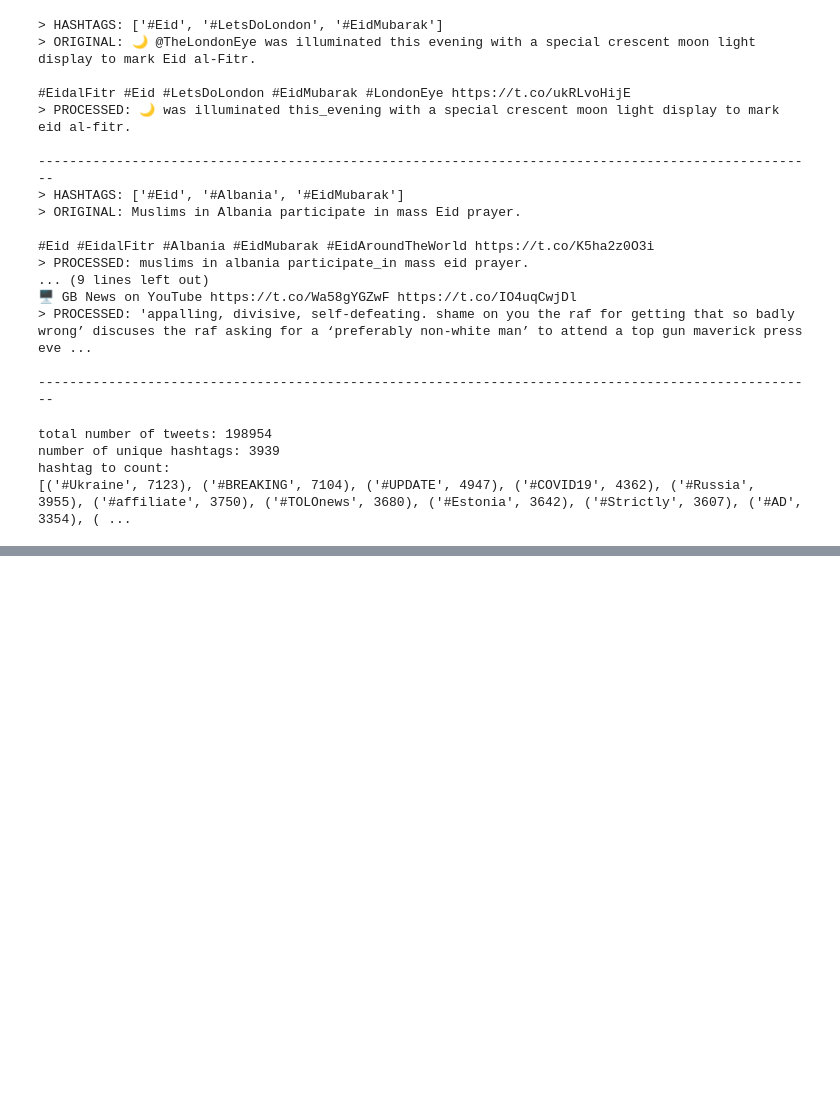
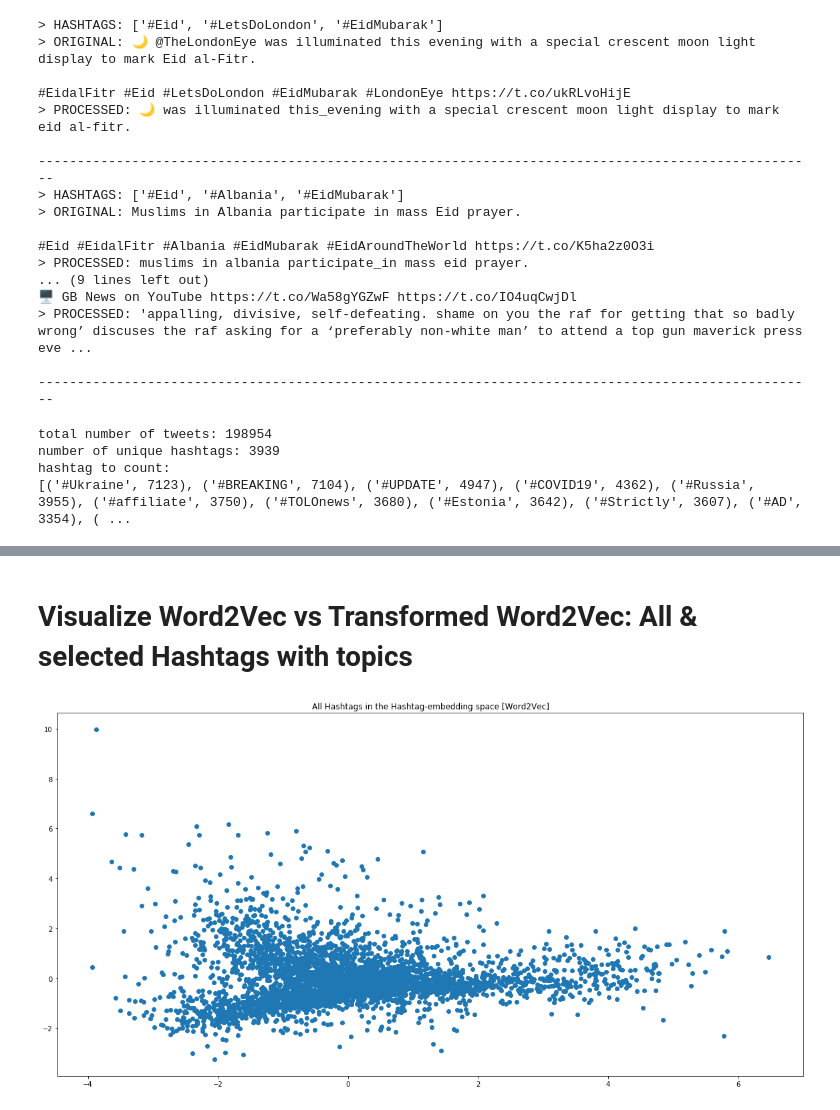
Before and after one commit to danielmuellerdev/HASHET, a Jupyter notebook: display_data.ipynb, the cells around one changed output, grey strips where cells are left out. Cells and saved outputs as stored; diff of their text form; code cells hidden in the pictures; blank space fills up the shorter version.

Commit message:
Cleaned up display_data.ipynb

```diff
--- a/display_data.ipynb
+++ b/display_data.ipynb
@@ -1,6 +1,11 @@
 # %%
 from tweet_processor import TweetProcessor
+import pickle
 
 dataset_file_path = 'datasets/hashtags-en-tweets.jsonl'
 
 tweet_processor = TweetProcessor()
+# word_emb_tweets = tweet_processor.preprocess_tweets_for_word_embedding(dataset_file_path)
+sent_emb_tweets = tweet_processor.preprocess_tweets_for_sentence_embedding(dataset_file_path)
+
+word_emb_model = pickle.load(open('save_files/word_emb_model.pkl', 'rb'))
@@ -129,0 +149,25 @@ for i, hashtag in enumerate(top_hashtags):
+# %% [markdown]
+# Visualize Word2Vec vs Transformed Word2Vec: All & selected Hashtags with topics
+# %%
+import pickle
+
+import torch
+
+from hashtag_to_sent_mapper import Hashtag2SentMapper
+from word_embedding_model import WordEmbeddingModel
+from dataset import DataModule
+from hashtag_visualizer import HashtagVisualizer
+
+word_emb_model = pickle.load(open('save_files/word_emb_model.pkl', 'rb'))
+data_module = DataModule.restore_from_file()
+hashtag_to_sent_mapper = Hashtag2SentMapper.load_from_checkpoint(
+    'save_files/best_model.ckpt',
+    in_features=data_module.in_features,
+    out_features=data_module.out_features
+)
+
+hashtag_visualizer = HashtagVisualizer(sent_emb_tweets, word_emb_model, hashtag_to_sent_mapper)
+# %%
+hashtag_visualizer.plot_all_hashtags()
+# %% [output]
+[figure, added]
```
Also changed, not shown: parts of 12 cells of this notebook.
